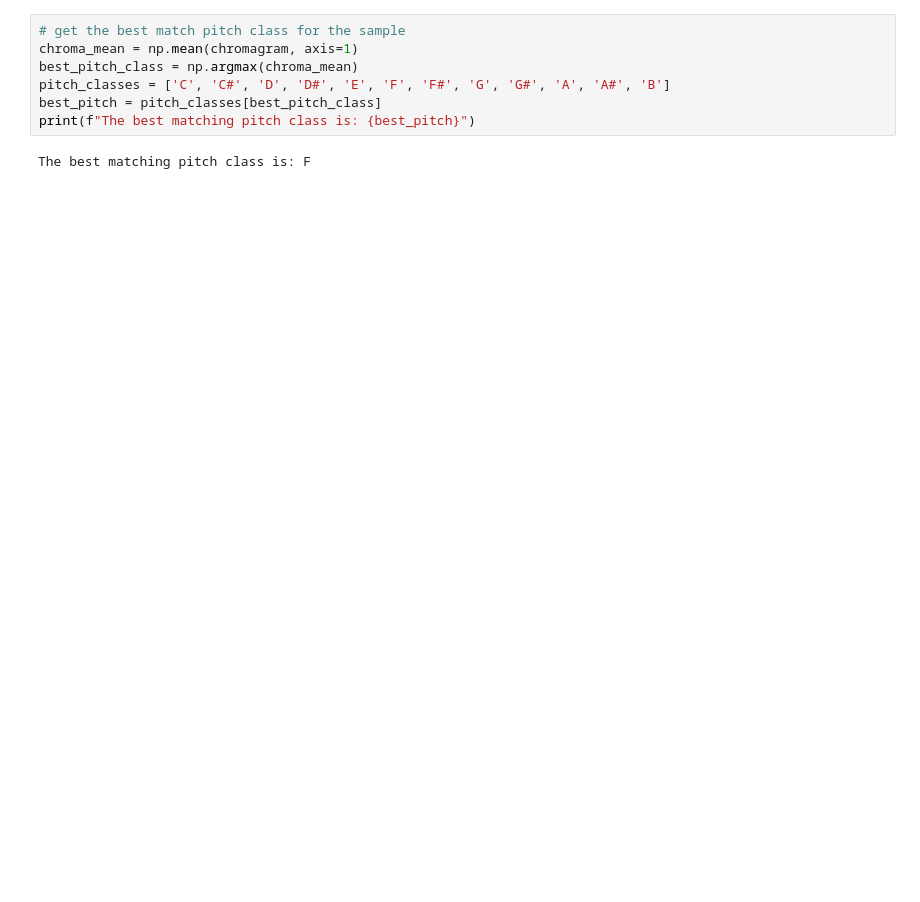
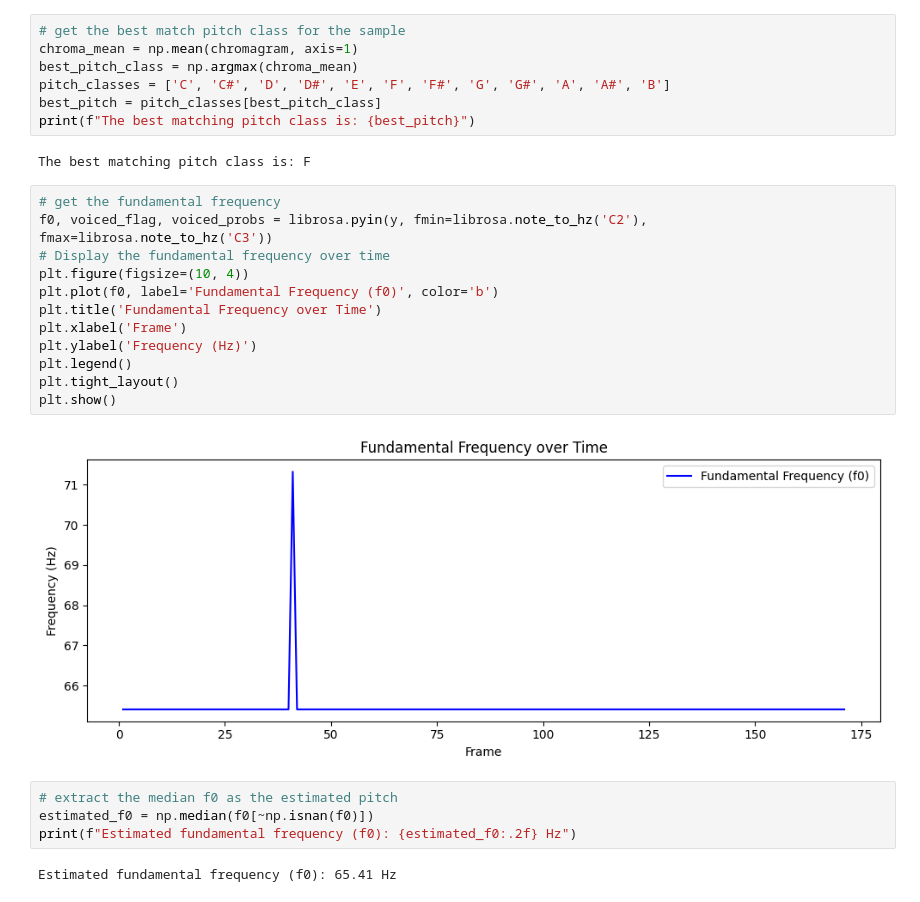
Before and after one commit to Lou-SdC/DataBass, a Jupyter notebook: notebooks/julien/audio_analysis.ipynb, the cells around one changed output. Saved outputs shown, nothing was run; the diff lists cells and outputs as text; blank space fills up the shorter version.

```diff
--- a/notebooks/julien/audio_analysis.ipynb
+++ b/notebooks/julien/audio_analysis.ipynb
@@ -150,3 +156,23 @@ best_pitch = pitch_classes[best_pitch_class]
 print(f"The best matching pitch class is: {best_pitch}")
 # %% [output]
 The best matching pitch class is: F
+# %%
+# get the fundamental frequency
+f0, voiced_flag, voiced_probs = librosa.pyin(y, fmin=librosa.note_to_hz('C2'), fmax=librosa.note_to_hz('C3'))
+# Display the fundamental frequency over time
+plt.figure(figsize=(10, 4))
+plt.plot(f0, label='Fundamental Frequency (f0)', color='b')
+plt.title('Fundamental Frequency over Time')
+plt.xlabel('Frame')
+plt.ylabel('Frequency (Hz)')
+plt.legend()
+plt.tight_layout()
+plt.show()
+# %% [output]
+[figure, added]
+# %%
+# extract the median f0 as the estimated pitch
+estimated_f0 = np.median(f0[~np.isnan(f0)])
+print(f"Estimated fundamental frequency (f0): {estimated_f0:.2f} Hz")
+# %% [output]
+Estimated fundamental frequency (f0): 65.41 Hz
```
Also changed, not shown: parts of 2 cells of this notebook, 2 other files.
